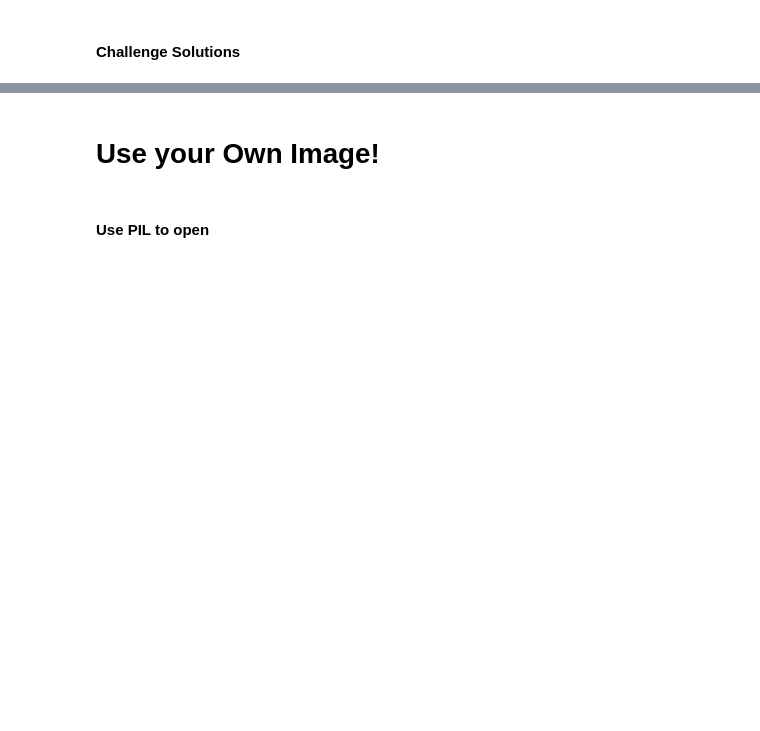
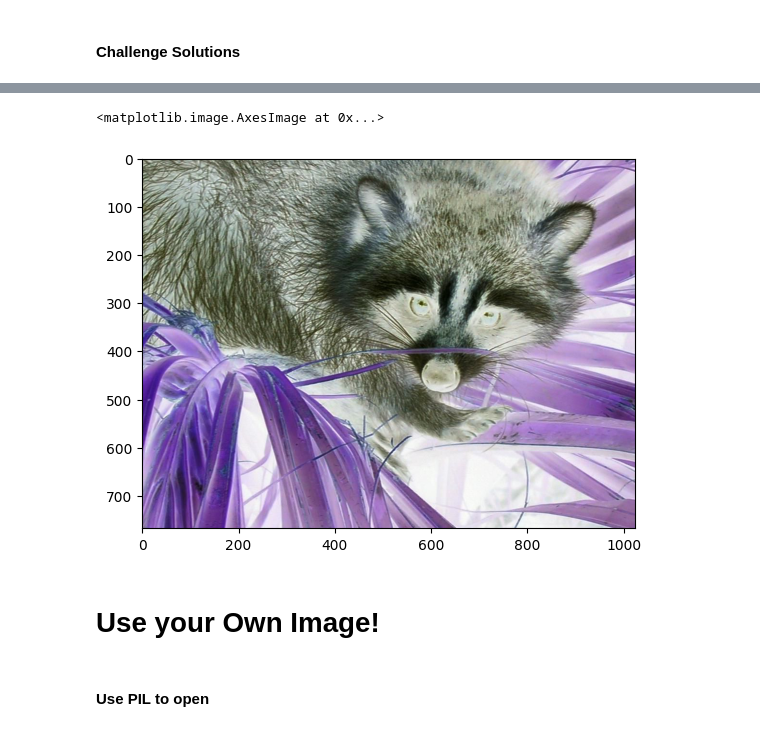
Before and after one commit to itsjordanmuller/2023-python-100-days, a Jupyter notebook: Day-077/Projects/NumPy and N-Dimensional Arrays/Computation_with_NumPy_and_N_Dimensional_Arrays_(start).ipynb, the cells around one changed output, grey strips where cells are left out. Drawn from its saved outputs; the diff is of its cells as text; code cells hidden in the pictures; blank space fills up the shorter version.

```diff
--- a/Day-077/Projects/NumPy and N-Dimensional Arrays/Computation_with_NumPy_and_N_Dimensional_Arrays_(start).ipynb
+++ b/Day-077/Projects/NumPy and N-Dimensional Arrays/Computation_with_NumPy_and_N_Dimensional_Arrays_(start).ipynb
@@ -377,3 +387,9 @@ plt.imshow(grey_img, cmap="gray")
+# %%
+solar_img = 255 - face
+plt.imshow(solar_img)
+# %% [output]
+<matplotlib.image.AxesImage at 0x...>
+[figure, added]
 # %% [markdown]
 # Use your Own Image!
 # %%
```
Also changed, not shown: parts of 2 cells of this notebook.
